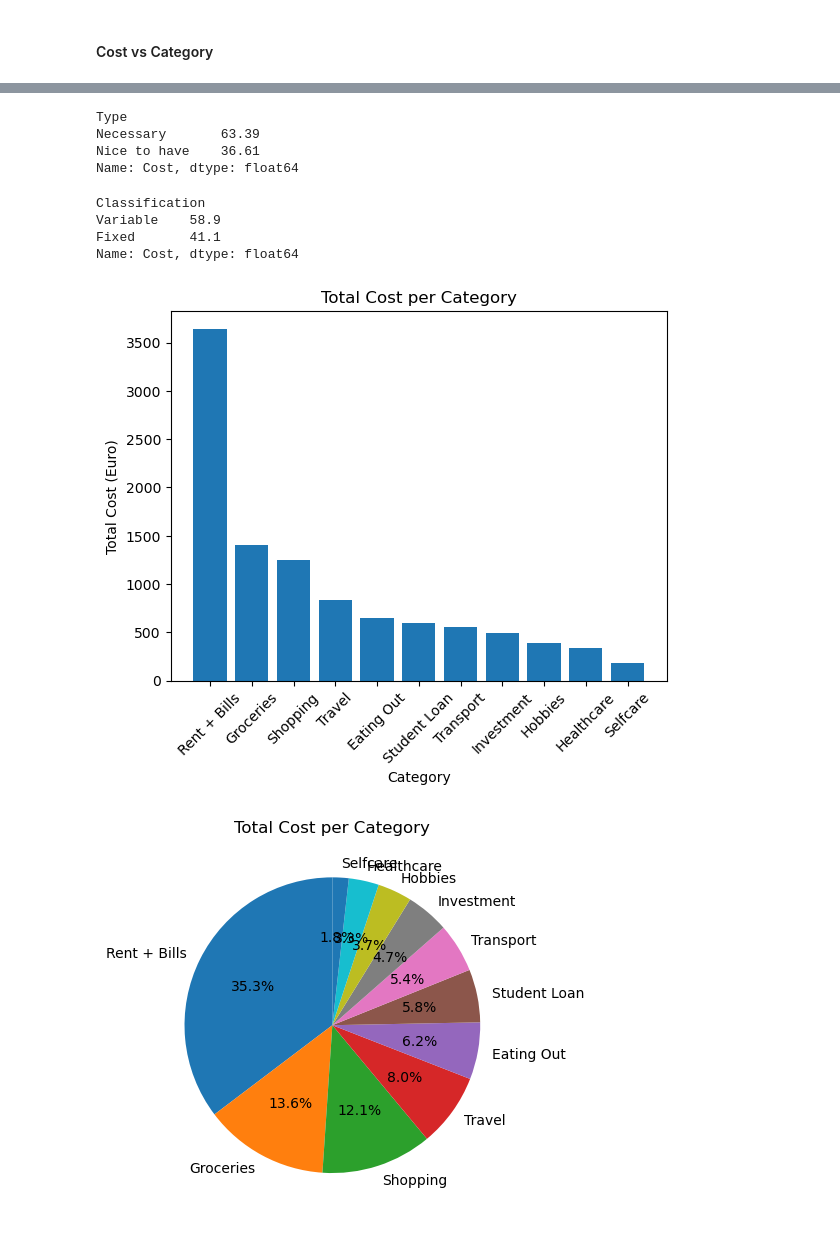
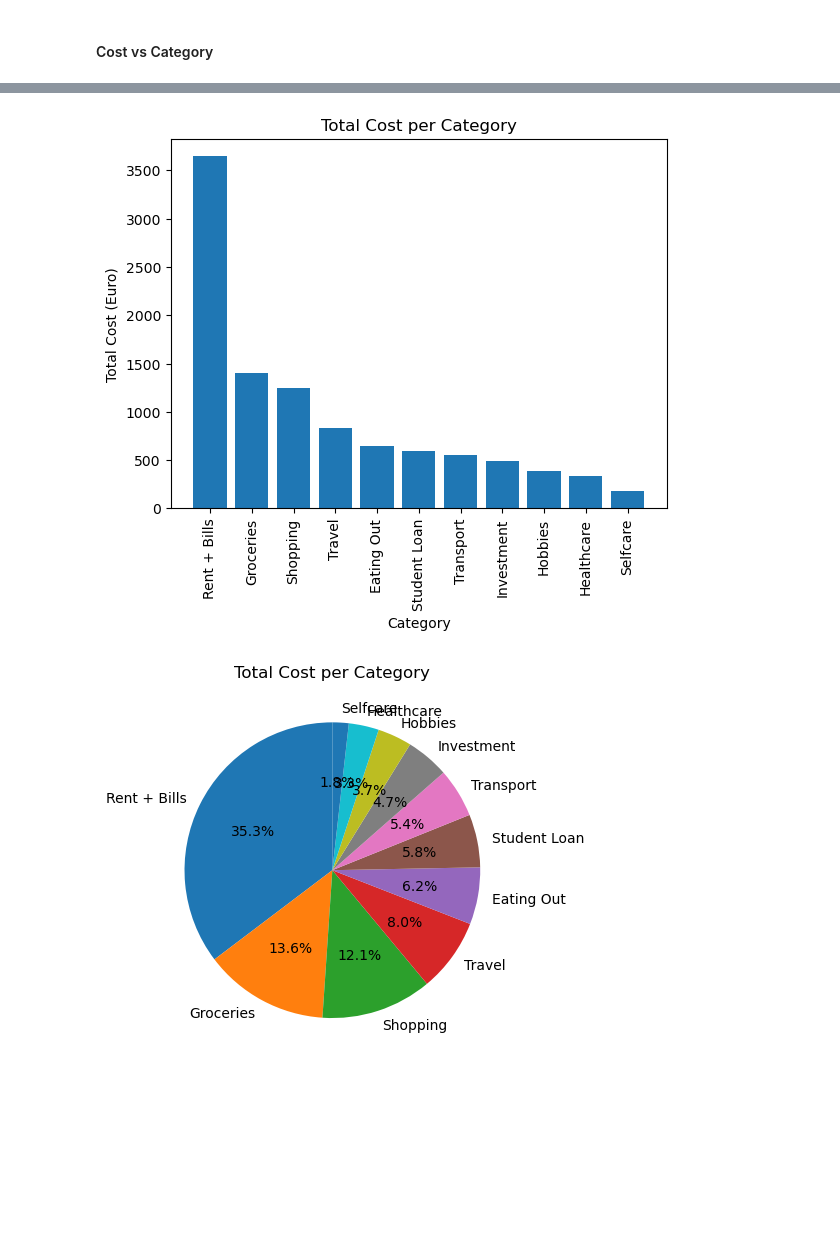
Before and after one commit to TechLabs-Berlin/wt23-sesame, a Jupyter notebook: notebooks/01 - Storytelling.ipynb, the cells around one changed output, grey strips where cells are left out. Saved outputs shown, nothing was run; the diff lists cells and outputs as text; code cells hidden in the pictures; blank space fills up the shorter version.

```diff
--- a/notebooks/01 - Storytelling.ipynb
+++ b/notebooks/01 - Storytelling.ipynb
@@ -150,3 +150,7 @@ print(duplicate_rows)
 199  Rent + Bills               Legal Insurance   €35.00   1-Nov-2022
 236  Rent + Bills                         Phone   €25.00  25-Dec-2022
 271  Rent + Bills                         Phone   €25.00  25-Dec-2022
+# %%
+# Correcting the duplicate rent paid in September
+
+df01.loc[114, 'Date'] = '1-Oct-2022'
@@ -327,38 +280,26 @@ Name: Cost, dtype: float64
 # %%
 # Calculate the percentage of the cost for each type
 type_percentages = ((type_costs / type_costs.sum()) * 100).round(2)
-type_percentages
-# %% [output]
-Type
-Necessary       63.39
-Nice to have    36.61
-Name: Cost, dtype: float64
 # %%
 # Calculate the percentage of the cost for each classification
 classification_percentages = ((classification_costs / classification_costs.sum()) * 100).round(2)
-classification_percentages
-# %% [output]
-Classification
-Variable    58.9
-Fixed       41.1
-Name: Cost, dtype: float64
 # %%
 # Create a bar chart of the total cost for each category
 fig, ax = plt.subplots()
 ax.bar(category_costs.index, category_costs)
 
 # Set the title and axis labels
 ax.set_title('Total Cost per Category')
 ax.set_xlabel('Category')
 ax.set_ylabel('Total Cost (Euro)')
 
 # Rotate the x-axis tick labels for better readability
-plt.xticks(rotation=45)
+plt.xticks(rotation='vertical')
 
 # Show the plot
 plt.show()
 # %% [output]
-[figure, old version]
+[figure, new version]
 # %%
 # Create a pie chart of the percentage of the total cost for each category
 fig, ax = plt.subplots()
```
Also changed, not shown: parts of 10 cells of this notebook.
